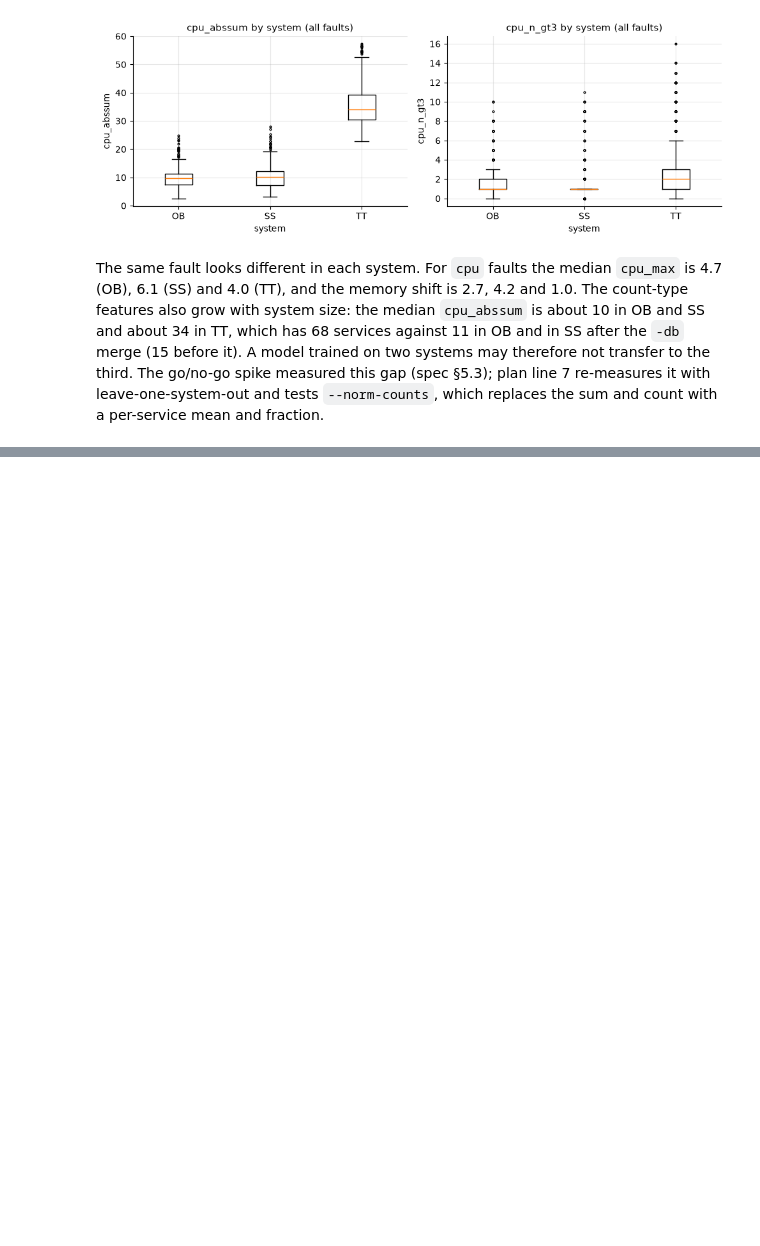
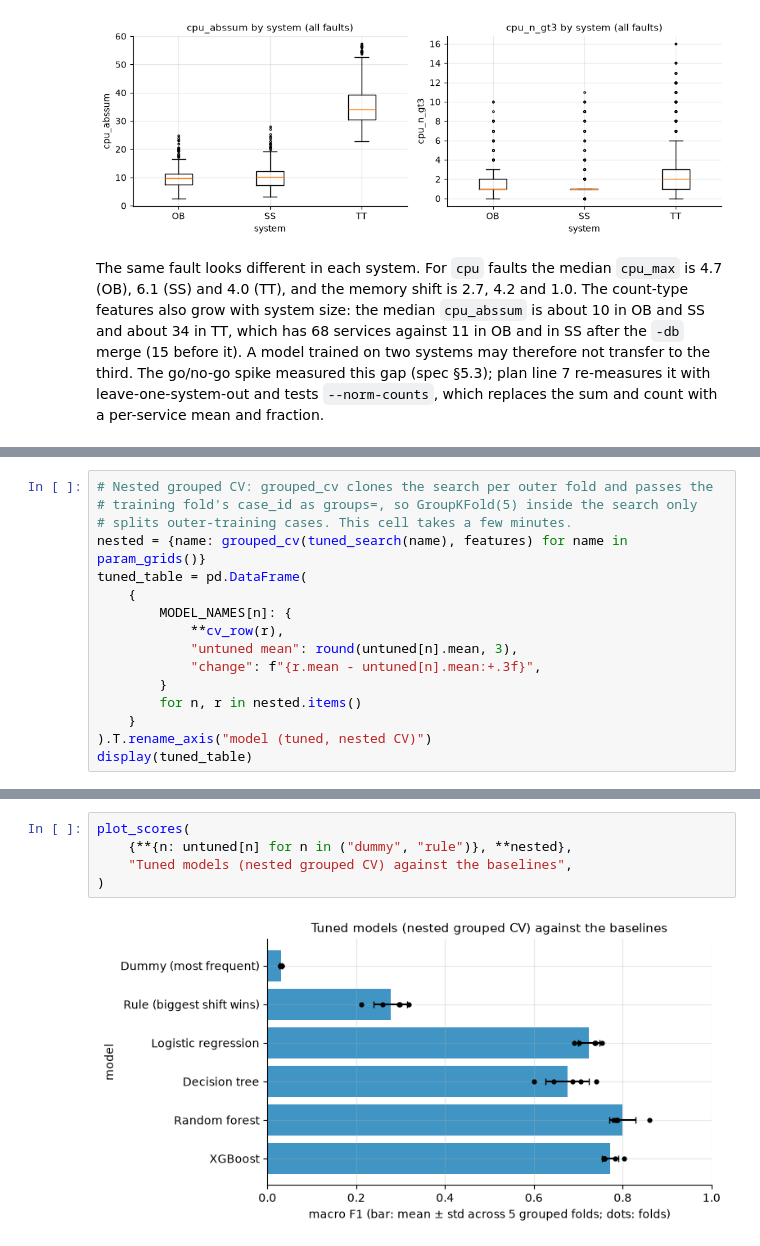
Before and after one commit to jennasrunbooks/faulttrack, a Jupyter notebook: notebook.ipynb, the cells around one changed output, grey strips where cells are left out. Drawn from its saved outputs; the diff is of its cells as text; blank space fills up the shorter version.

```diff
--- a/notebook.ipynb
+++ b/notebook.ipynb
@@ -801,0 +950,16 @@ What this EDA tells us, and what it hands to the modeling section:
+# %%
+# Nested grouped CV: grouped_cv clones the search per outer fold and passes the
+# training fold's case_id as groups=, so GroupKFold(5) inside the search only
+# splits outer-training cases. This cell takes a few minutes.
+nested = {name: grouped_cv(tuned_search(name), features) for name in param_grids()}
+tuned_table = pd.DataFrame(
+    {
+        MODEL_NAMES[n]: {
+            **cv_row(r),
+            "untuned mean": round(untuned[n].mean, 3),
+            "change": f"{r.mean - untuned[n].mean:+.3f}",
+        }
+        for n, r in nested.items()
+    }
+).T.rename_axis("model (tuned, nested CV)")
+display(tuned_table)
@@ -801,0 +975,7 @@ What this EDA tells us, and what it hands to the modeling section:
+# %%
+plot_scores(
+    {**{n: untuned[n] for n in ("dummy", "rule")}, **nested},
+    "Tuned models (nested grouped CV) against the baselines",
+)
+# %% [output]
+[figure, added]
```
Also changed, not shown: parts of 42 cells of this notebook, 7 other files.
